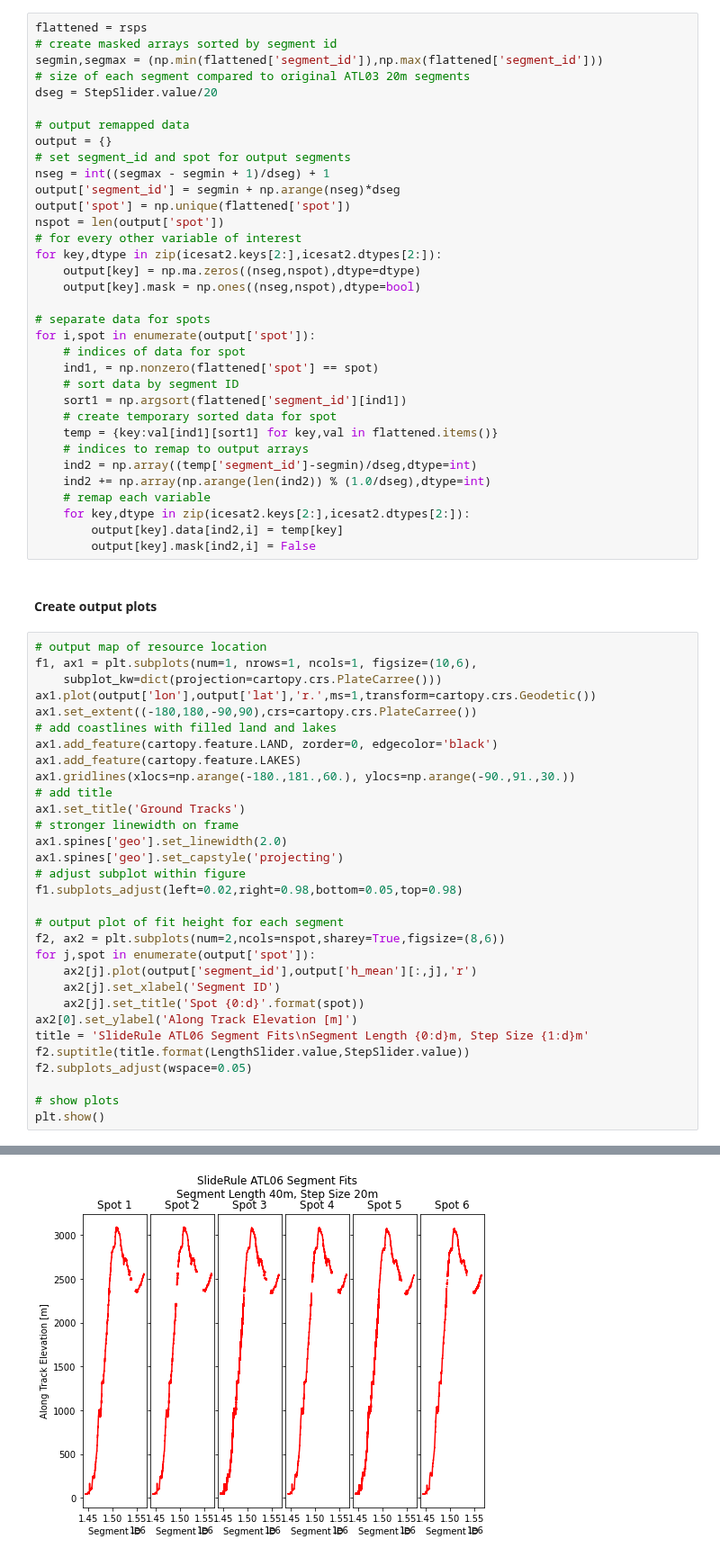
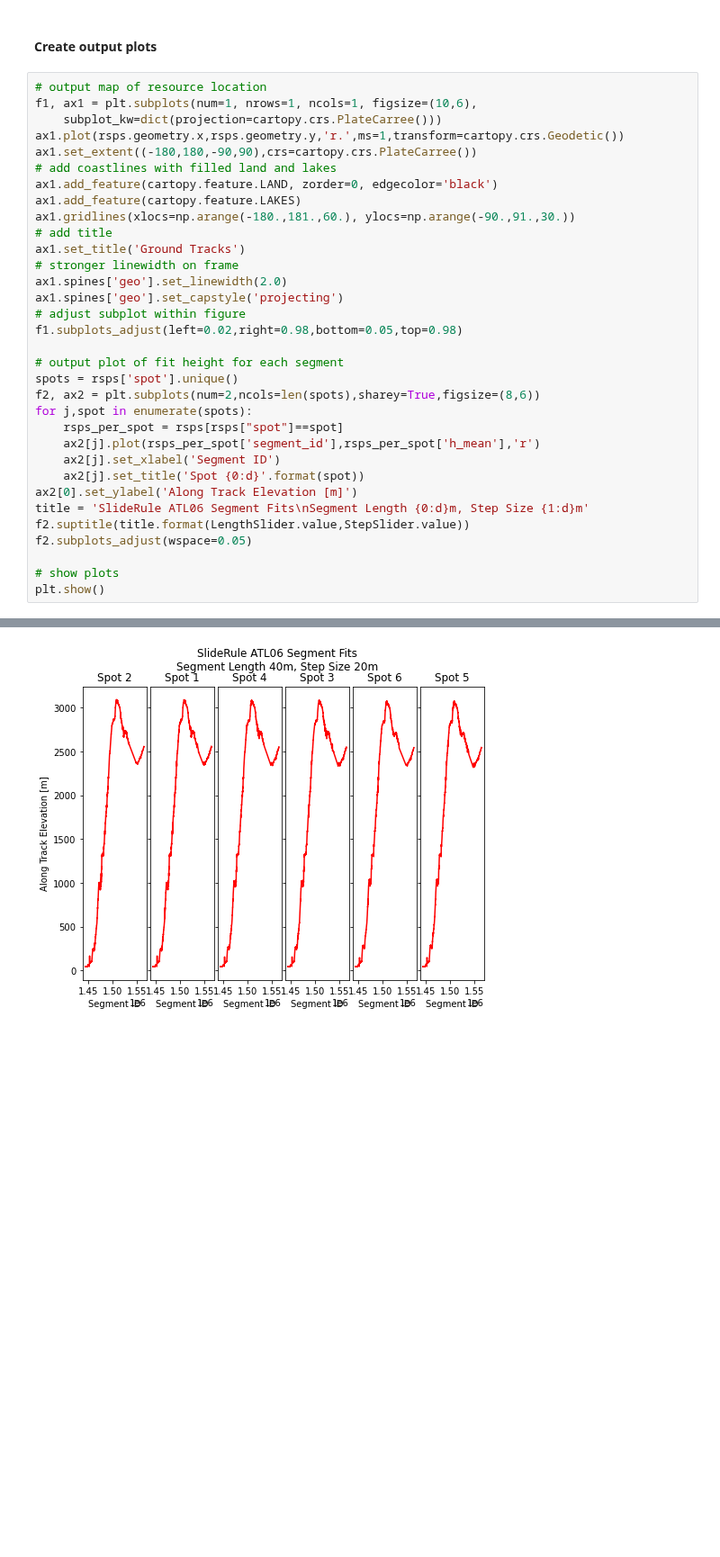
Before and after one commit to SlideRuleEarth/sliderule-python, a Jupyter notebook: examples/api_widgets_demo.ipynb, the cells around one changed output, grey strips where cells are left out. Shown at 90% size. Drawn from its saved outputs; the diff is of its cells as text; blank space fills up the shorter version.

```diff
--- a/examples/api_widgets_demo.ipynb
+++ b/examples/api_widgets_demo.ipynb
@@ -227,70 +225,38 @@ processing of ATL03_20181019065445_03150111_003_01.h5 complete
-# %%
-flattened = rsps
-# create masked arrays sorted by segment id
-segmin,segmax = (np.min(flattened['segment_id']),np.max(flattened['segment_id']))
-# size of each segment compared to original ATL03 20m segments
-dseg = StepSlider.value/20
-
-# output remapped data
-output = {}
-# set segment_id and spot for output segments
-nseg = int((segmax - segmin + 1)/dseg) + 1
-output['segment_id'] = segmin + np.arange(nseg)*dseg
-output['spot'] = np.unique(flattened['spot'])
-nspot = len(output['spot'])
-# for every other variable of interest
-for key,dtype in zip(icesat2.keys[2:],icesat2.dtypes[2:]):
-    output[key] = np.ma.zeros((nseg,nspot),dtype=dtype)
-    output[key].mask = np.ones((nseg,nspot),dtype=bool)
-
-# separate data for spots
-for i,spot in enumerate(output['spot']):
-    # indices of data for spot
-    ind1, = np.nonzero(flattened['spot'] == spot)
-    # sort data by segment ID
-    sort1 = np.argsort(flattened['segment_id'][ind1])
-    # create temporary sorted data for spot
-    temp = {key:val[ind1][sort1] for key,val in flattened.items()}
-    # indices to remap to output arrays
-    ind2 = np.array((temp['segment_id']-segmin)/dseg,dtype=int)
-    ind2 += np.array(np.arange(len(ind2)) % (1.0/dseg),dtype=int)
-    # remap each variable
-    for key,dtype in zip(icesat2.keys[2:],icesat2.dtypes[2:]):
-        output[key].data[ind2,i] = temp[key]
-        output[key].mask[ind2,i] = False
 # %% [markdown]
 #### Create output plots
 # %%
 # output map of resource location
 f1, ax1 = plt.subplots(num=1, nrows=1, ncols=1, figsize=(10,6),
     subplot_kw=dict(projection=cartopy.crs.PlateCarree()))
-ax1.plot(output['lon'],output['lat'],'r.',ms=1,transform=cartopy.crs.Geodetic())
+ax1.plot(rsps.geometry.x,rsps.geometry.y,'r.',ms=1,transform=cartopy.crs.Geodetic())
 ax1.set_extent((-180,180,-90,90),crs=cartopy.crs.PlateCarree())
 # add coastlines with filled land and lakes
 ax1.add_feature(cartopy.feature.LAND, zorder=0, edgecolor='black')
 ax1.add_feature(cartopy.feature.LAKES)
 ax1.gridlines(xlocs=np.arange(-180.,181.,60.), ylocs=np.arange(-90.,91.,30.))
 # add title
 ax1.set_title('Ground Tracks')
 # stronger linewidth on frame
 ax1.spines['geo'].set_linewidth(2.0)
 ax1.spines['geo'].set_capstyle('projecting')
 # adjust subplot within figure
 f1.subplots_adjust(left=0.02,right=0.98,bottom=0.05,top=0.98)
 
 # output plot of fit height for each segment
-f2, ax2 = plt.subplots(num=2,ncols=nspot,sharey=True,figsize=(8,6))
-for j,spot in enumerate(output['spot']):
-    ax2[j].plot(output['segment_id'],output['h_mean'][:,j],'r')
+spots = rsps['spot'].unique()
+f2, ax2 = plt.subplots(num=2,ncols=len(spots),sharey=True,figsize=(8,6))
+for j,spot in enumerate(spots):
+    rsps_per_spot = rsps[rsps["spot"]==spot]
+    ax2[j].plot(rsps_per_spot['segment_id'],rsps_per_spot['h_mean'],'r')
     ax2[j].set_xlabel('Segment ID')
     ax2[j].set_title('Spot {0:d}'.format(spot))
 ax2[0].set_ylabel('Along Track Elevation [m]')
 title = 'SlideRule ATL06 Segment Fits\nSegment Length {0:d}m, Step Size {1:d}m'
 f2.suptitle(title.format(LengthSlider.value,StepSlider.value))
 f2.subplots_adjust(wspace=0.05)
 
 # show plots
 plt.show()
 # %% [output]
 [figure]
-[figure, old version]
+[figure, new version]
```
Also changed, not shown: parts of 3 cells of this notebook, 3 other files.
